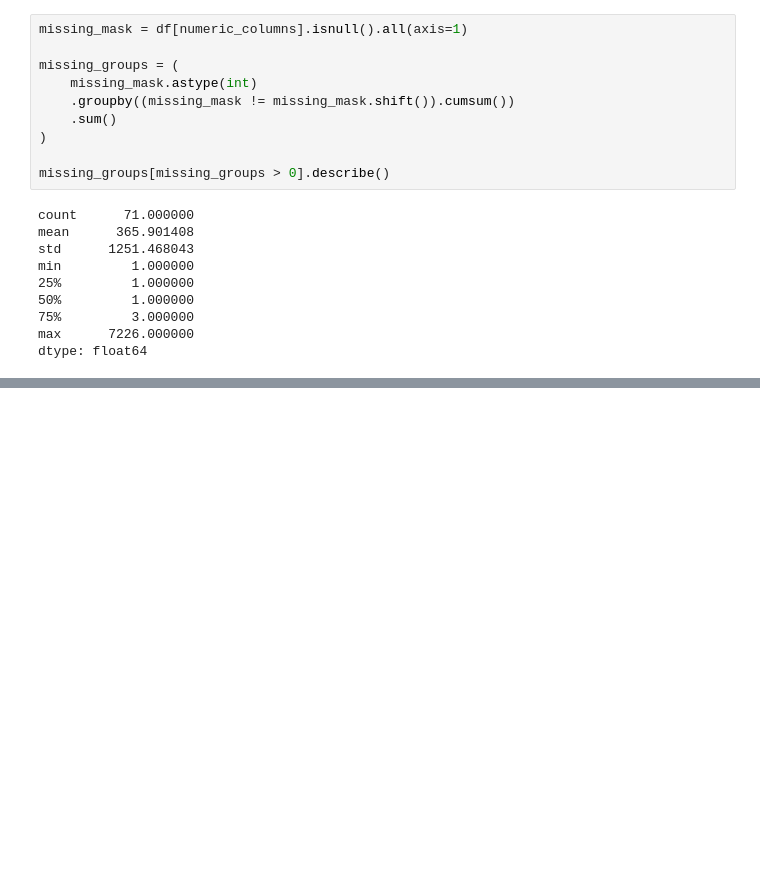
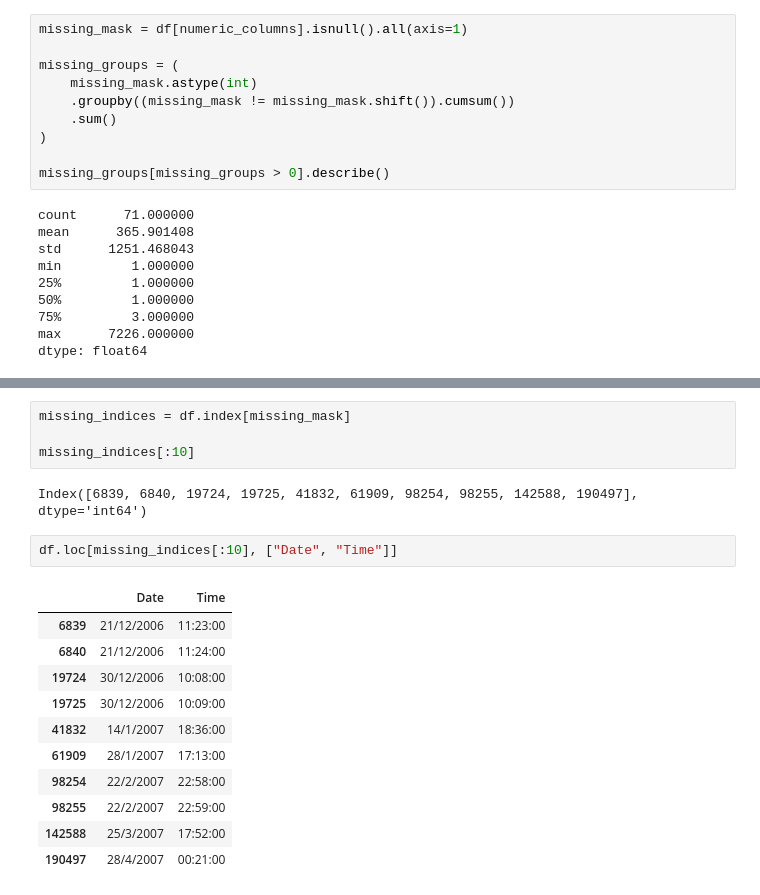
Before and after one commit to bhavyarattan21/smart-energy-forecasting, a Jupyter notebook: notebooks/01_data_understanding.ipynb, the cells around one changed output, grey strips where cells are left out. Cells and saved outputs as stored; diff of their text form; blank space fills up the shorter version.

```diff
--- a/notebooks/01_data_understanding.ipynb
+++ b/notebooks/01_data_understanding.ipynb
@@ -217,0 +270,20 @@ dtype: float64
+# %%
+missing_indices = df.index[missing_mask]
+
+missing_indices[:10]
+# %% [output]
+Index([6839, 6840, 19724, 19725, 41832, 61909, 98254, 98255, 142588, 190497], dtype='int64')
+# %%
+df.loc[missing_indices[:10], ["Date", "Time"]]
+# %% [output]
+|  | Date | Time |
+| 6839 | 21/12/2006 | 11:23:00 |
+| 6840 | 21/12/2006 | 11:24:00 |
+| 19724 | 30/12/2006 | 10:08:00 |
+| 19725 | 30/12/2006 | 10:09:00 |
+| 41832 | 14/1/2007 | 18:36:00 |
+| 61909 | 28/1/2007 | 17:13:00 |
+| 98254 | 22/2/2007 | 22:58:00 |
+| 98255 | 22/2/2007 | 22:59:00 |
+| 142588 | 25/3/2007 | 17:52:00 |
+| 190497 | 28/4/2007 | 00:21:00 |
```
Also changed, not shown: parts of 11 cells of this notebook.
